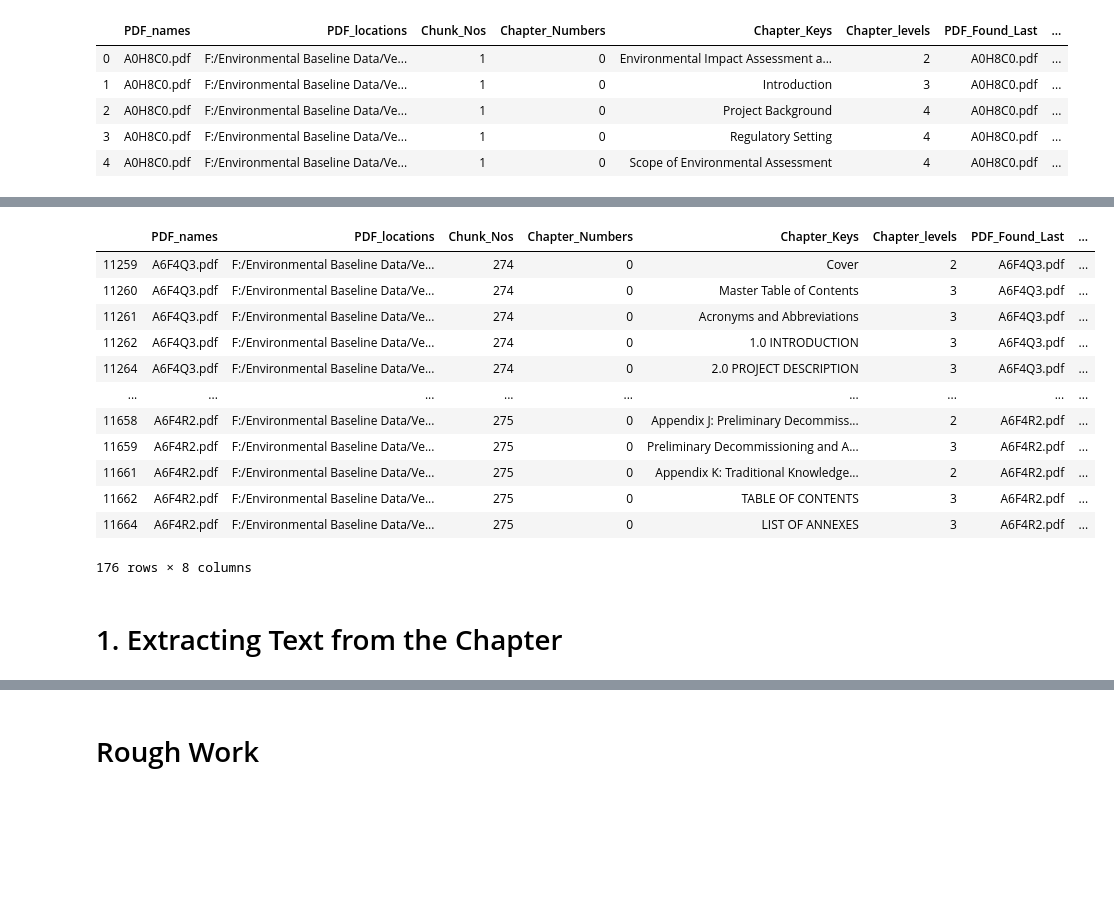
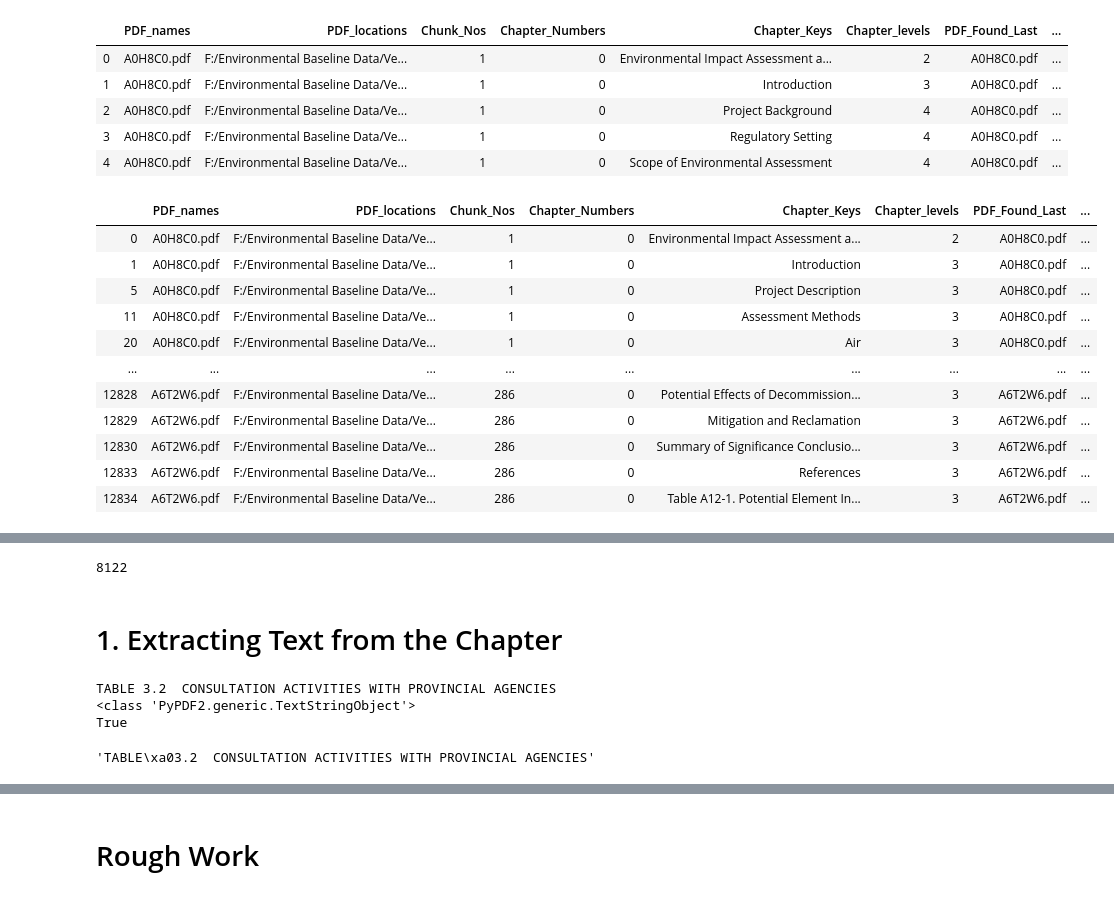
Before and after one commit to iVibudh/CER-ESA-Phase1, a Jupyter notebook: extracting-chapters-from-PDF/Extracting Metadata from Chapters with Outlines .ipynb, the cells around one changed output, grey strips where cells are left out. Cells and saved outputs as stored; diff of their text form; code cells hidden in the pictures; blank space fills up the shorter version.

```diff
--- a/extracting-chapters-from-PDF/Extracting Metadata from Chapters with Outlines .ipynb
+++ b/extracting-chapters-from-PDF/Extracting Metadata from Chapters with Outlines .ipynb
@@ -146,9 +129,27 @@ allChaptersDF.head(5)
 # %%
 PositiveChaptersDF = allChaptersDF[allChaptersDF['Page_Found_Last'] > -1]
 PositiveChaptersDF = allChaptersDF[allChaptersDF['Chapter_levels'] < 4 ]
 # len(PositiveChaptersDF)
 # PositiveChaptersDF.head(5)
 
-PositiveChaptersDF = PositiveChaptersDF[allChaptersDF.Chunk_Nos.isin([274, 275])]
+#PositiveChaptersDF = PositiveChaptersDF[allChaptersDF.Chunk_Nos.isin([274, 275, 276, 277])]
 PositiveChaptersDF
+
+
+PositiveChaptersDF.to_csv("F:/Environmental Baseline Data/Version 3/Indices/Index - Chapter Outlines for NGTL 2021.csv")
+
+
+#PositiveChaptersDF = allChaptersDF[allChaptersDF['PDF_locations'] == "F:/Environmental Baseline Data/Version 3/Data/PDF/A3E2X9.pdf"]
 # %% [output]
+|  | PDF_names | PDF_locations | Chunk_Nos | Chapter_Numbers | Chapter_Keys | Chapter_levels | PDF_Found_Last | ... |
+| 0 | A0H8C0.pdf | F:/Environmental Baseline Data/Ve... | 1 | 0 | Environmental Impact Assessment a... | 2 | A0H8C0.pdf | ... |
+| 1 | A0H8C0.pdf | F:/Environmental Baseline Data/Ve... | 1 | 0 | Introduction | 3 | A0H8C0.pdf | ... |
+| 5 | A0H8C0.pdf | F:/Environmental Baseline Data/Ve... | 1 | 0 | Project Description | 3 | A0H8C0.pdf | ... |
+| 11 | A0H8C0.pdf | F:/Environmental Baseline Data/Ve... | 1 | 0 | Assessment Methods | 3 | A0H8C0.pdf | ... |
+| 20 | A0H8C0.pdf | F:/Environmental Baseline Data/Ve... | 1 | 0 | Air | 3 | A0H8C0.pdf | ... |
+| ... | ... | ... | ... | ... | ... | ... | ... | ... |
+| 12828 | A6T2W6.pdf | F:/Environmental Baseline Data/Ve... | 286 | 0 | Potential Effects of Decommission... | 3 | A6T2W6.pdf | ... |
+| 12829 | A6T2W6.pdf | F:/Environmental Baseline Data/Ve... | 286 | 0 | Mitigation and Reclamation | 3 | A6T2W6.pdf | ... |
+| 12830 | A6T2W6.pdf | F:/Environmental Baseline Data/Ve... | 286 | 0 | Summary of Significance Conclusio... | 3 | A6T2W6.pdf | ... |
+| 12833 | A6T2W6.pdf | F:/Environmental Baseline Data/Ve... | 286 | 0 | References | 3 | A6T2W6.pdf | ... |
+| 12834 | A6T2W6.pdf | F:/Environmental Baseline Data/Ve... | 286 | 0 | Table A12-1. Potential Element In... | 3 | A6T2W6.pdf | ... |
@@ -156,16 +157,7 @@ UserWarning: Boolean Series key will be reindexed to match DataFrame index. [ipy
-|  | PDF_names | PDF_locations | Chunk_Nos | Chapter_Numbers | Chapter_Keys | Chapter_levels | PDF_Found_Last | ... |
-| 11259 | A6F4Q3.pdf | F:/Environmental Baseline Data/Ve... | 274 | 0 | Cover | 2 | A6F4Q3.pdf | ... |
-| 11260 | A6F4Q3.pdf | F:/Environmental Baseline Data/Ve... | 274 | 0 | Master Table of Contents | 3 | A6F4Q3.pdf | ... |
-| 11261 | A6F4Q3.pdf | F:/Environmental Baseline Data/Ve... | 274 | 0 | Acronyms and Abbreviations | 3 | A6F4Q3.pdf | ... |
-| 11262 | A6F4Q3.pdf | F:/Environmental Baseline Data/Ve... | 274 | 0 | 1.0 INTRODUCTION | 3 | A6F4Q3.pdf | ... |
-| 11264 | A6F4Q3.pdf | F:/Environmental Baseline Data/Ve... | 274 | 0 | 2.0 PROJECT DESCRIPTION | 3 | A6F4Q3.pdf | ... |
-| ... | ... | ... | ... | ... | ... | ... | ... | ... |
-| 11658 | A6F4R2.pdf | F:/Environmental Baseline Data/Ve... | 275 | 0 | Appendix J: Preliminary Decommiss... | 2 | A6F4R2.pdf | ... |
-| 11659 | A6F4R2.pdf | F:/Environmental Baseline Data/Ve... | 275 | 0 | Preliminary Decommissioning and A... | 3 | A6F4R2.pdf | ... |
-| 11661 | A6F4R2.pdf | F:/Environmental Baseline Data/Ve... | 275 | 0 | Appendix K: Traditional Knowledge... | 2 | A6F4R2.pdf | ... |
-| 11662 | A6F4R2.pdf | F:/Environmental Baseline Data/Ve... | 275 | 0 | TABLE OF CONTENTS | 3 | A6F4R2.pdf | ... |
-| 11664 | A6F4R2.pdf | F:/Environmental Baseline Data/Ve... | 275 | 0 | LIST OF ANNEXES | 3 | A6F4R2.pdf | ... |
-176 rows × 8 columns
+# %%
+len(PositiveChaptersDF)
+# %% [output]
+8122
 # %% [markdown]
 # 1. Extracting Text from the Chapter
 # %%
@@ -188,4 +181,20 @@ def remove_digits(chapter_key):
         index = chapter_key.index(' ')
         chapter_key = chapter_key[index+1:]
     return(chapter_key.strip())
+# %%
+a = "5.2.4 Hardisty Terminal"
+a = PositiveChaptersDF.iloc[69]['Chapter_Keys']
+print(a)
+print(type(a))
+a = str(a)
+print(' ' in a)
+
+
+a = remove_digits(a)
+a
+# %% [output]
+TABLE 3.2  CONSULTATION ACTIVITIES WITH PROVINCIAL AGENCIES
+<class 'PyPDF2.generic.TextStringObject'>
+True
+'TABLE\xa03.2  CONSULTATION ACTIVITIES WITH PROVINCIAL AGENCIES'
 # %%
```
Also changed, not shown: parts of 12 cells of this notebook, 7 other files.
